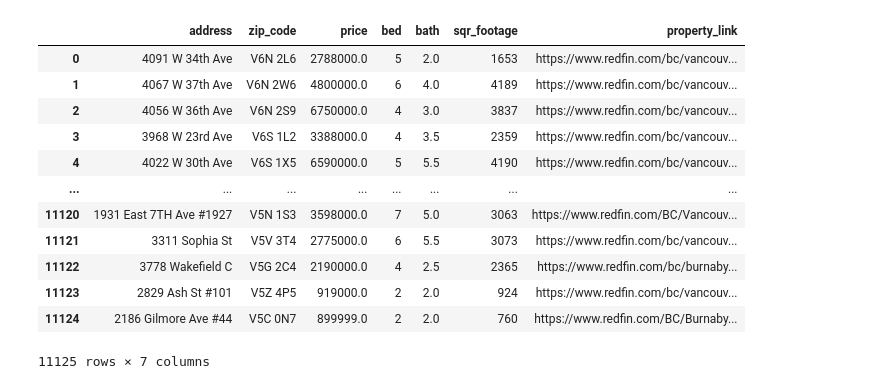
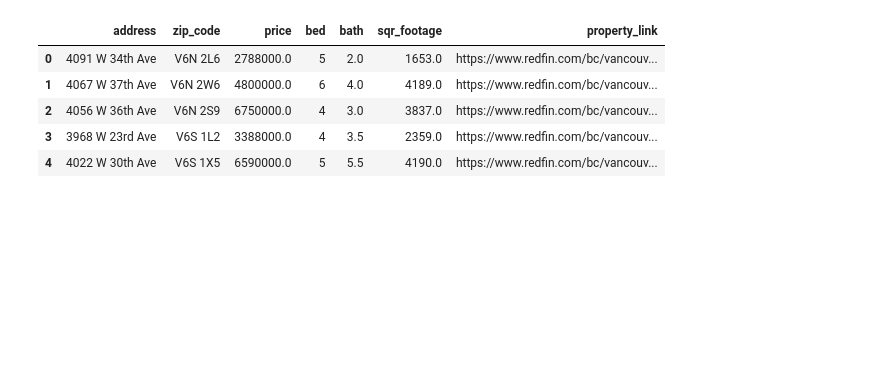
Before and after one commit to chrisgqy/Redfin_RealEstate_ETL, a Jupyter notebook: notebook/transformation.ipynb, the cells around one changed output. Saved outputs shown, nothing was run; the diff lists cells and outputs as text; code cells hidden in the pictures; blank space fills up the shorter version.

```diff
--- a/notebook/transformation.ipynb
+++ b/notebook/transformation.ipynb
@@ -6,4 +8,4 @@ import matplotlib.pyplot as plt
 df = pd.read_csv('../data/vancouver_real_estate.csv', index_col = 0)
 df.reset_index(inplace=True)
 df.drop(['level_0', 'index'], axis=1, inplace=True)
-df
+df = df.drop_duplicates()
@@ -27,33 +15,28 @@ df
 df.replace(r'^\s*$', np.nan, regex=True, inplace=True)
 
 # Convert price to float
-df["price"] = df["price"].replace(r"[\$,]", "", regex=True).astype(float)
+df["price"] = df["price"].replace(r"[\$,]", "", regex=True).astype("float32")
 
 # Convert bed to integer (using Int64 which supports NaN)
-df["bed"] = df["bed"].astype(str).str.extract(r"(\d+)").astype("Int64")
+df["bed"] = df["bed"].astype(str).str.extract(r"(\d+)").astype("Int32")
 
 # Convert bath to float (supports half baths)
-df["bath"] = df["bath"].astype(str).str.extract(r"(\d+\.?\d*)").astype(float)
+df["bath"] = df["bath"].astype(str).str.extract(r"(\d+\.?\d*)").astype("float32")
 
 # Convert sqr_footage to float, handling missing values properly
 df["sqr_footage"] = (
     df["sqr_footage"]
     .astype(str)
     .str.replace(",", "", regex=True)
+    .str.extract(r"(\d+)")
+    .astype("float32")
 )
 # %%
-df
+df.head()
 # %% [output]
 |  | address | zip_code | price | bed | bath | sqr_footage | property_link |
-| 0 | 4091 W 34th Ave | V6N 2L6 | 2788000.0 | 5 | 2.0 | 1653 | https://www.redfin.com/bc/vancouv... |
-| 1 | 4067 W 37th Ave | V6N 2W6 | 4800000.0 | 6 | 4.0 | 4189 | https://www.redfin.com/bc/vancouv... |
-| 2 | 4056 W 36th Ave | V6N 2S9 | 6750000.0 | 4 | 3.0 | 3837 | https://www.redfin.com/bc/vancouv... |
-| 3 | 3968 W 23rd Ave | V6S 1L2 | 3388000.0 | 4 | 3.5 | 2359 | https://www.redfin.com/bc/vancouv... |
-| 4 | 4022 W 30th Ave | V6S 1X5 | 6590000.0 | 5 | 5.5 | 4190 | https://www.redfin.com/bc/vancouv... |
-| ... | ... | ... | ... | ... | ... | ... | ... |
-| 11120 | 1931 East 7TH Ave #1927 | V5N 1S3 | 3598000.0 | 7 | 5.0 | 3063 | https://www.redfin.com/BC/Vancouv... |
-| 11121 | 3311 Sophia St | V5V 3T4 | 2775000.0 | 6 | 5.5 | 3073 | https://www.redfin.com/bc/vancouv... |
-| 11122 | 3778 Wakefield C | V5G 2C4 | 2190000.0 | 4 | 2.5 | 2365 | https://www.redfin.com/bc/burnaby... |
-| 11123 | 2829 Ash St #101 | V5Z 4P5 | 919000.0 | 2 | 2.0 | 924 | https://www.redfin.com/bc/vancouv... |
-| 11124 | 2186 Gilmore Ave #44 | V5C 0N7 | 899999.0 | 2 | 2.0 | 760 | https://www.redfin.com/BC/Burnaby... |
+| 0 | 4091 W 34th Ave | V6N 2L6 | 2788000.0 | 5 | 2.0 | 1653.0 | https://www.redfin.com/bc/vancouv... |
+| 1 | 4067 W 37th Ave | V6N 2W6 | 4800000.0 | 6 | 4.0 | 4189.0 | https://www.redfin.com/bc/vancouv... |
+| 2 | 4056 W 36th Ave | V6N 2S9 | 6750000.0 | 4 | 3.0 | 3837.0 | https://www.redfin.com/bc/vancouv... |
+| 3 | 3968 W 23rd Ave | V6S 1L2 | 3388000.0 | 4 | 3.5 | 2359.0 | https://www.redfin.com/bc/vancouv... |
+| 4 | 4022 W 30th Ave | V6S 1X5 | 6590000.0 | 5 | 5.5 | 4190.0 | https://www.redfin.com/bc/vancouv... |
-11125 rows × 7 columns
```
Also changed, not shown: parts of 10 cells of this notebook.
